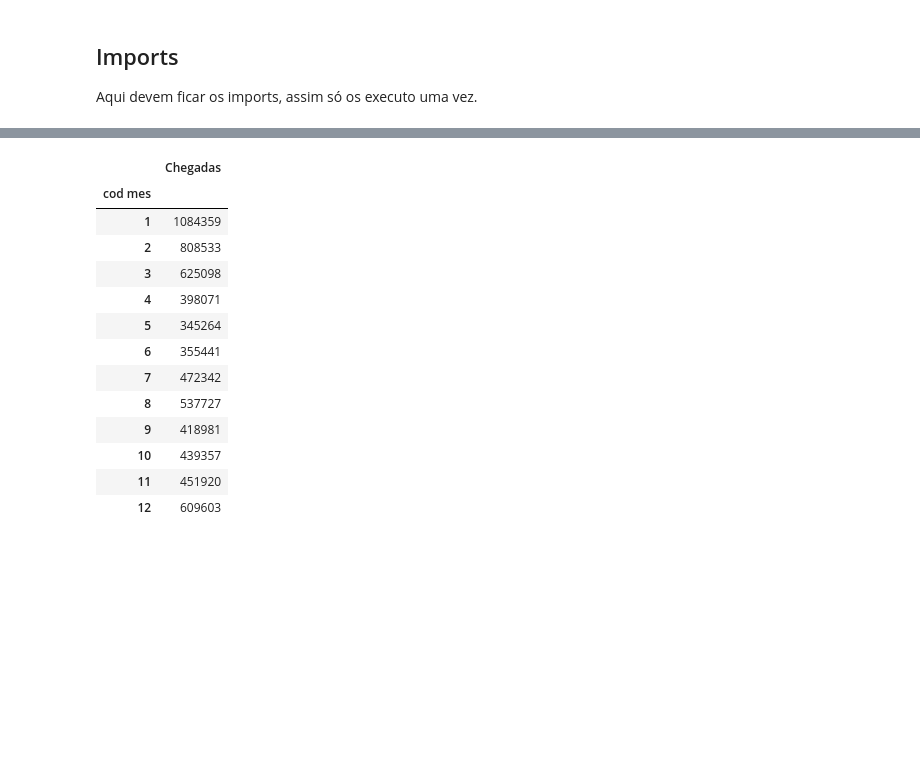
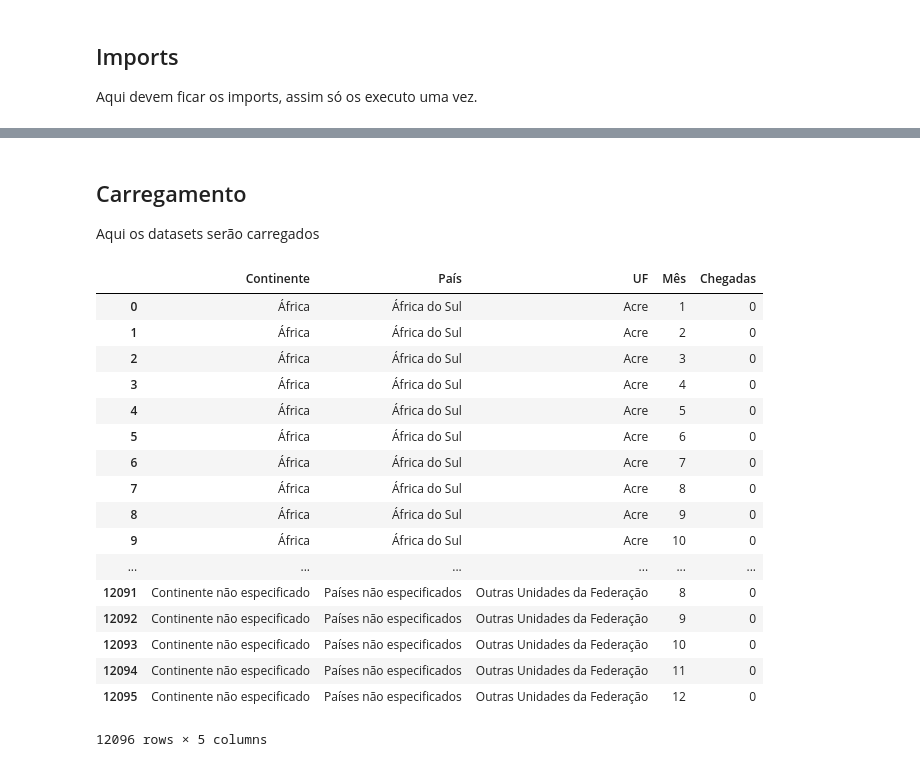
Before and after one commit to if1015-datascience-ufpe/2018-2-projeto-agua-de-coco, a Jupyter notebook: Análise Turistas.ipynb, the cells around one changed output, grey strips where cells are left out. Saved outputs shown, nothing was run; the diff lists cells and outputs as text; code cells hidden in the pictures; blank space fills up the shorter version.

Commit message:
Pre processamento modificado para usar os CSVs do saiku

```diff
--- a/Análise Turistas.ipynb
+++ b/Análise Turistas.ipynb
@@ -201,17 +18,59 @@ pd.DataFrame(chegadas_2016.groupby(["UF"]).Chegadas.sum()).sort_values('Chegadas
-# %%
-pd.DataFrame(chegadas_2016.groupby(["cod mes"]).Chegadas.sum())
-# %% [output]
-|  | Chegadas |
-| cod mes |  |
-| 1 | 1084359 |
-| 2 | 808533 |
-| 3 | 625098 |
-| 4 | 398071 |
-| 5 | 345264 |
-| 6 | 355441 |
-| 7 | 472342 |
-| 8 | 537727 |
-| 9 | 418981 |
-| 10 | 439357 |
-| 11 | 451920 |
-| 12 | 609603 |
+# %%
+#Dicionario para converter o texto do mês em número
+mes_string_int = {
+    'Janeiro': 1,
+    'Fevereiro': 2,
+    'Março': 3,
+    'Abril': 4,
+    'Maio': 5,
+    'Junho': 6,
+    'Julho': 7,
+    'Agosto': 8,
+    'Setembro': 9,
+    'Outubro': 10,
+    'Novembro': 11,
+    'Dezembro': 12
+}
+
+def remove_dots(x):
+    '''Remove os pontos de uma string, usado para remover os pontos que vêm nos números de chegadas.'''
+    return x.replace('.', '')
+
+def leitura_turistas(ano):
+    '''Lê os CSVs dos turistas.'''
+    saida = pd.read_csv('Datasets/chegadas_' + str(ano) + '.csv', sep=';', encoding='latin1', skiprows=1,\
+                        dtype={'Continente': 'category', 'País': 'category',\
+                               'UF': 'category', 'Mês': 'category', 'Chegadas': object},\
+                        names=['Continente', 'País', 'UF', 'Mês', 'Chegadas'])
+    saida['Mês'] = saida['Mês'].apply(lambda x: mes_string_int[x]).astype(np.uint8)
+    saida['Chegadas'] = saida['Chegadas'].apply(remove_dots).astype(np.uint32)
+    return pd.DataFrame(saida)
+# %% [markdown]
+## Carregamento
+
+Aqui os datasets serão carregados
+# %%
+chegadas_2014 = leitura_turistas(2014)
+chegadas_2015 = leitura_turistas(2015)
+chegadas_2016 = leitura_turistas(2016)
+chegadas_2017 = leitura_turistas(2017)
+chegadas_2014
+# %% [output]
+|  | Continente | País | UF | Mês | Chegadas |
+| 0 | África | África do Sul | Acre | 1 | 0 |
+| 1 | África | África do Sul | Acre | 2 | 0 |
+| 2 | África | África do Sul | Acre | 3 | 0 |
+| 3 | África | África do Sul | Acre | 4 | 0 |
+| 4 | África | África do Sul | Acre | 5 | 0 |
+| 5 | África | África do Sul | Acre | 6 | 0 |
+| 6 | África | África do Sul | Acre | 7 | 0 |
+| 7 | África | África do Sul | Acre | 8 | 0 |
+| 8 | África | África do Sul | Acre | 9 | 0 |
+| 9 | África | África do Sul | Acre | 10 | 0 |
+| ... | ... | ... | ... | ... | ... |
+| 12091 | Continente não especificado | Países não especificados | Outras Unidades da Federação | 8 | 0 |
+| 12092 | Continente não especificado | Países não especificados | Outras Unidades da Federação | 9 | 0 |
+| 12093 | Continente não especificado | Países não especificados | Outras Unidades da Federação | 10 | 0 |
+| 12094 | Continente não especificado | Países não especificados | Outras Unidades da Federação | 11 | 0 |
+| 12095 | Continente não especificado | Países não especificados | Outras Unidades da Federação | 12 | 0 |
+12096 rows × 5 columns
```
Also changed, not shown: parts of 21 cells of this notebook, 7 other files.
